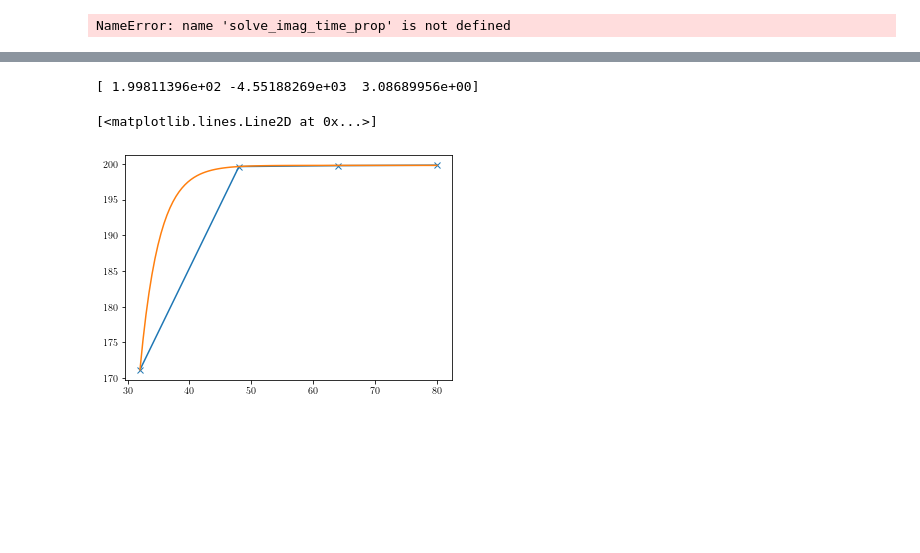
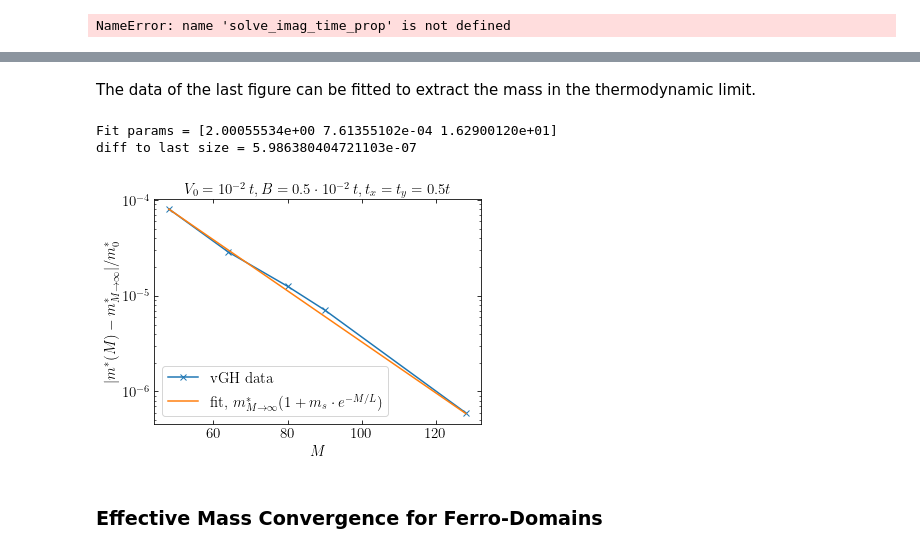
Before and after one commit to Progklui/rotor_lattice_models, a Jupyter notebook: numerics_verification.ipynb, the cells around one changed output, grey strips where cells are left out. Drawn from its saved outputs; the diff is of its cells as text; code cells hidden in the pictures; blank space fills up the shorter version.

Commit message:
results...

```diff
--- a/numerics_verification.ipynb
+++ b/numerics_verification.ipynb
@@ -249,7 +251,6 @@ def get_E_arr_eff_mass(Mx_list, My_list, folder, check_sys, check_sym_in):
         check_sym = 'Mx_'+str(Mx)+'_My_'+str(My)+check_sym_in
         file_list = [f for f in os.listdir(folder) if check_sys in f and check_sym in f]
 
-        print(file_list)
         if len(file_list) > 1:
             break
         for file in file_list:
@@ -260,3 +261,7 @@ def get_E_arr_eff_mass(Mx_list, My_list, folder, check_sys, check_sym_in):
             E, E_T, E_B, E_V = energy_object.calc_energy(psi)
             E_s_arr[i] = E
     return E_s_arr
+
+def var_eff_mass(E_q, E_0, t, M):
+    m_0_finite_diff = (t*M**2*(1-np.cos(2*np.pi/M))/np.pi**2)**(-1)
+    return ((2*(E_q-E_0)/(2*np.pi/M)**2)**(-1))/m_0_finite_diff
@@ -333,31 +431,57 @@ diff m:  [152.65038656 161.53223574 171.1863618  199.65113496 199.78108752
+# %% [markdown]
+The data of the last figure can be fitted to extract the mass in the thermodynamic limit.
 # %%
 import scipy
 
-x_e = np.array([32,48,64,80])
-y_e = np.array([171.1863618, 199.65113496, 199.78108752, 199.84047259]) #np.array([32.1376832, 33.59607878, 34.7793058])
+x_e = My_list_fo[3:] #np.array([32,48,64,80])
+y_e = eff_mass[3:] #np.array([171.1863618, 199.65113496, 199.78108752, 199.84047259]) #np.array([32.1376832, 33.59607878, 34.7793058])
 
 #16,24,
 # 152.65038656, 161.53223574,
 a, b = np.polyfit(x_e, y_e, 1)
 
-x = np.linspace(32,80,100)
+x = np.linspace(48,128,100)
 y = a*x+b
 
 def func(x, m_inf, m_0, a):
     return m_inf*(1+m_0*np.exp(-x/a))
 
-popt, pcov = scipy.optimize.curve_fit(func, x_e, y_e, p0 = [200, -1.5, 6]) #bounds=([30,0,-10], [50, 100, 0]))
-print(popt)
+popt, pcov = scipy.optimize.curve_fit(func, x_e, y_e, p0 = [2, 1e-5, 16]) #bounds=([30,0,-10], [50, 100, 0]))
+print('Fit params =', popt)
+print('diff to last size =', popt[0]-eff_mass[-1])
+
+m_inf = popt[0]
 
 y = func(x, *popt)
 
-plt.plot(x_e,y_e, marker='x')
-plt.plot(x,y)
-#plt.plot(x, func(x, 35, -1.5, 6))
+fig, axs = plt.subplots()
+
+plt.title(r'$V_0=10^{-2}\,t, B=0.5\cdot 10^{-2}\,t, t_x=t_y=0.5t$', fontsize=15)
+
+plt.plot(x_e,np.abs(y_e-m_inf), marker='x', label=r'vGH data')
+plt.plot(x,np.abs(y-m_inf), label=r'fit, $m^*_{M\rightarrow \infty}(1+m_s\cdot e^{-M/L})$')
+
+axs.set_xlabel(r'$M$', fontsize=font_size)
+axs.set_ylabel(r'$|m^*(M)-m^*_{M\rightarrow \infty}|/m_0^*$', fontsize=font_size)
+
+#axs.set_xscale('log', base=2)
+axs.set_yscale('log')
+
+plt.legend(fontsize=15, loc=3)
+
+plt.tick_params(axis='x', direction='in', length=4, top=True, labelsize=font_size)
+plt.tick_params(axis='y', direction='in', length=4, right=True, labelsize=font_size)
+
+plt.tick_params(which='minor', axis='x', direction='in', top=True)
+plt.tick_params(which='minor', axis='y', direction='in', right=True)
+plt.savefig('results/numerics_verification/fo_eff_mass_convergence_V0_2_B_1_t_200_sym.svg')
+plt.show()
 # %% [output]
-[ 1.99811396e+02 -4.55188269e+03  3.08689956e+00]
+Fit params = [2.00055534e+00 7.61355102e-04 1.62900120e+01]
+diff to last size = 5.986380404721103e-07
-[<matplotlib.lines.Line2D at 0x...>]
-[figure, old version]
+[figure, new version]
+# %% [markdown]
+### Effective Mass Convergence for Ferro-Domains
 # %%
 My_list_fdv = 2**(np.arange(2,8))
 Mx_list_fdv = 4*np.ones(len(My_list_fdv), dtype=int)
```
Also changed, not shown: parts of 11 cells of this notebook, 2 other files.
